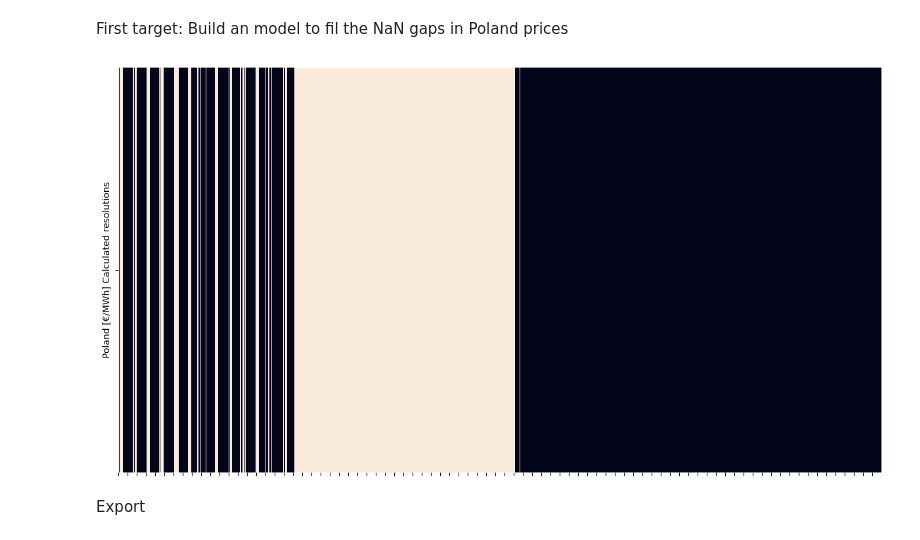
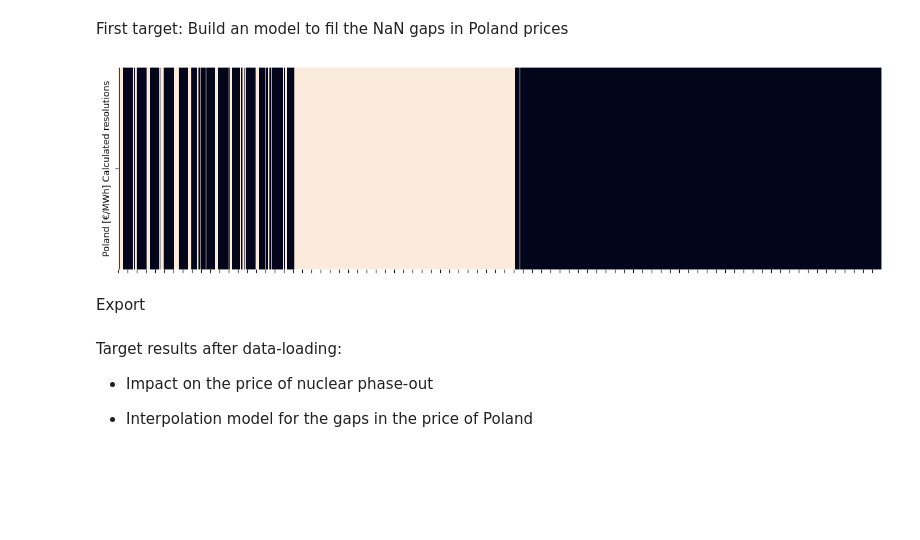
Before and after one commit to bennymiddel/Public, a Jupyter notebook: notebooks/01-data-loading-cleaning.ipynb, the cells around one changed output. Drawn from its saved outputs; the diff is of its cells as text; code cells hidden in the pictures; blank space fills up the shorter version.

```diff
--- a/notebooks/01-data-loading-cleaning.ipynb
+++ b/notebooks/01-data-loading-cleaning.ipynb
@@ -456,7 +460,7 @@ The column DU/LU neighbours is removed as a column, it is an average.
 # %%
 Prices = Prices.drop('∅ DE/LU neighbours [€/MWh] Calculated resolutions', axis = 1)
 # %%
-Prices = Prices.reindex(full_range_gen)
+Prices = Prices.reindex(full_range_pri)
 # %%
 Prices.isna().sum()
 # %% [output]
@@ -506,13 +510,13 @@ dtype: int64
 # %% [markdown]
 First target: Build an model to fil the NaN gaps in Poland prices
 # %%
-plt.figure(figsize=(15,8))
+plt.figure(figsize=(15,4))
 
 ax = sns.heatmap(Prices[['Poland [€/MWh] Calculated resolutions']].isna().T,cbar=False)
 ax.set(xticklabels=[])
 plt.show()
 # %% [output]
-[figure, old version]
+[figure, new version]
 # %% [markdown]
 Export
 # %%
@@ -520,3 +524,9 @@ Prices.to_csv('../data/Prices.csv', index= True)
 Cross_Border.to_csv('../data/Cross_Border.csv', index= True)
 Consumption.to_csv('../data/Cosumption.csv', index= True)
 Generation.to_csv('../data/Generation.csv', index= True)
+# %% [markdown]
+Target results after data-loading:
+
+- Impact on the price of nuclear phase-out
+
+- Interpolation model for the gaps in the price of Poland
```
Also changed, not shown: parts of 11 cells of this notebook, 1 other file.
